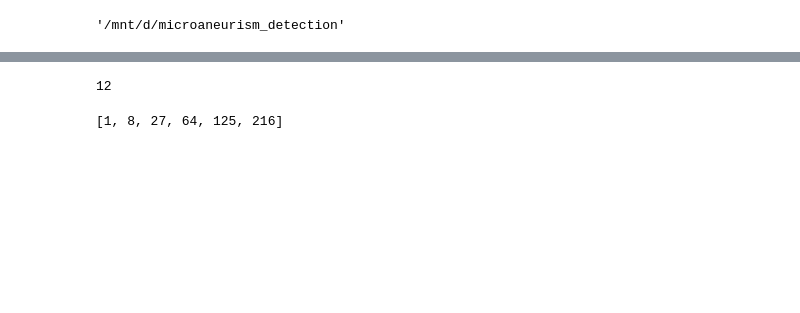
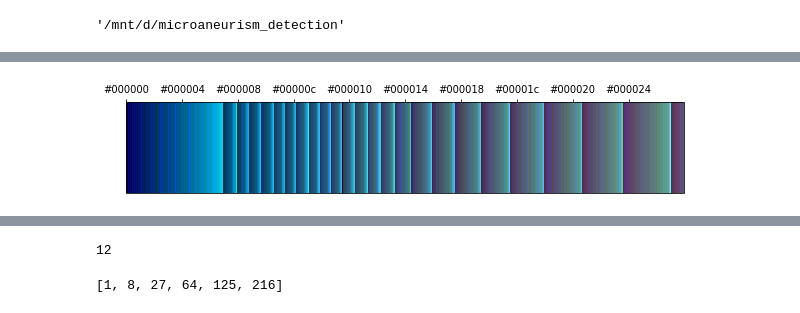
Before and after one commit to migueLib/microaneurism_detection, a Jupyter notebook: notebooks/test.ipynb, the cells around one changed output, grey strips where cells are left out. Cells and saved outputs as stored; diff of their text form; code cells hidden in the pictures; blank space fills up the shorter version.

```diff
--- a/notebooks/test.ipynb
+++ b/notebooks/test.ipynb
@@ -164,2 +182,8 @@ original.im
+# %%
+from matplotlib import cm
+original.cmap(0.2, bytes=True)
+original.plot_color_bar(original.palette[:original.cmap.N//6])
+# %% [output]
+[figure, added]
 # %%
 #original.mask(colors=colors[0:500], inplace=True)
```
Also changed, not shown: parts of 6 cells of this notebook, 2 other files.
